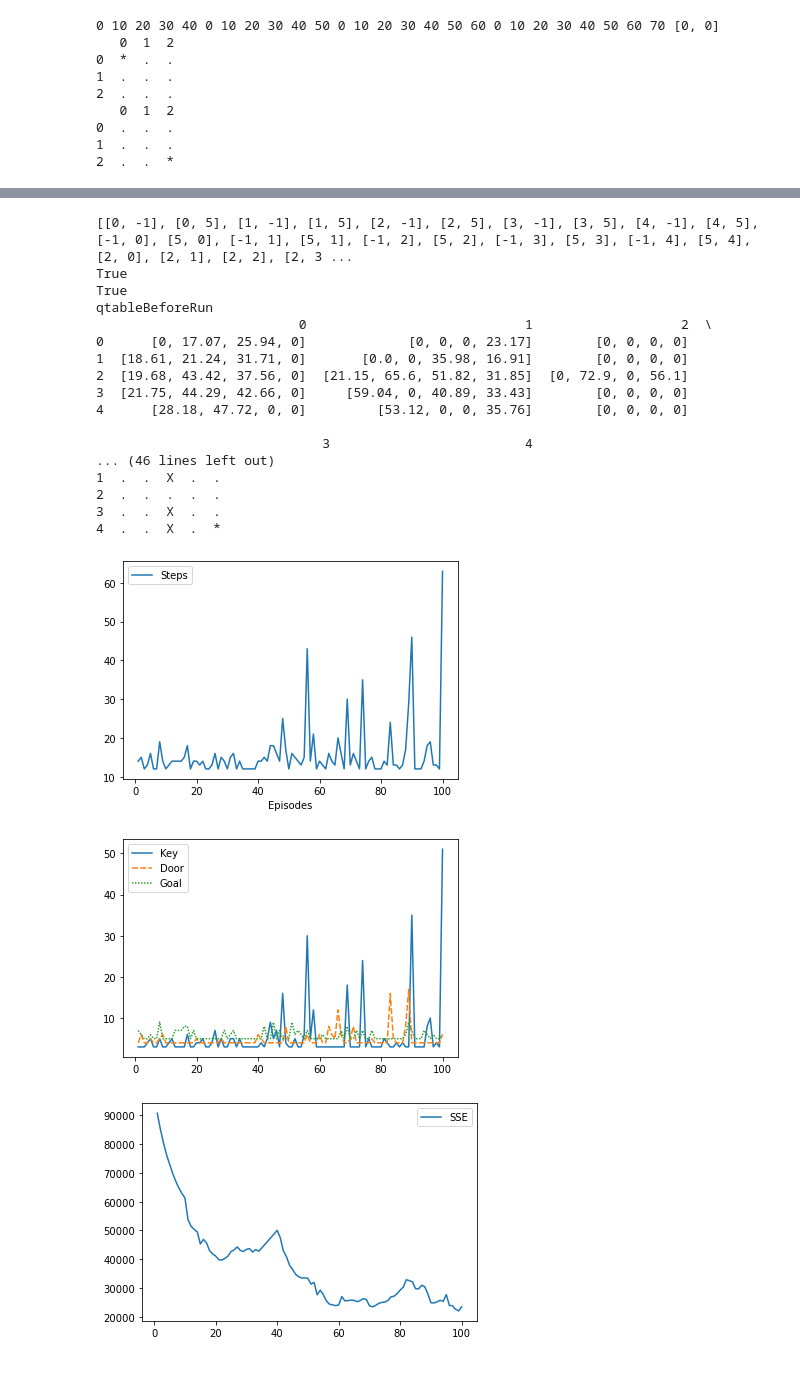
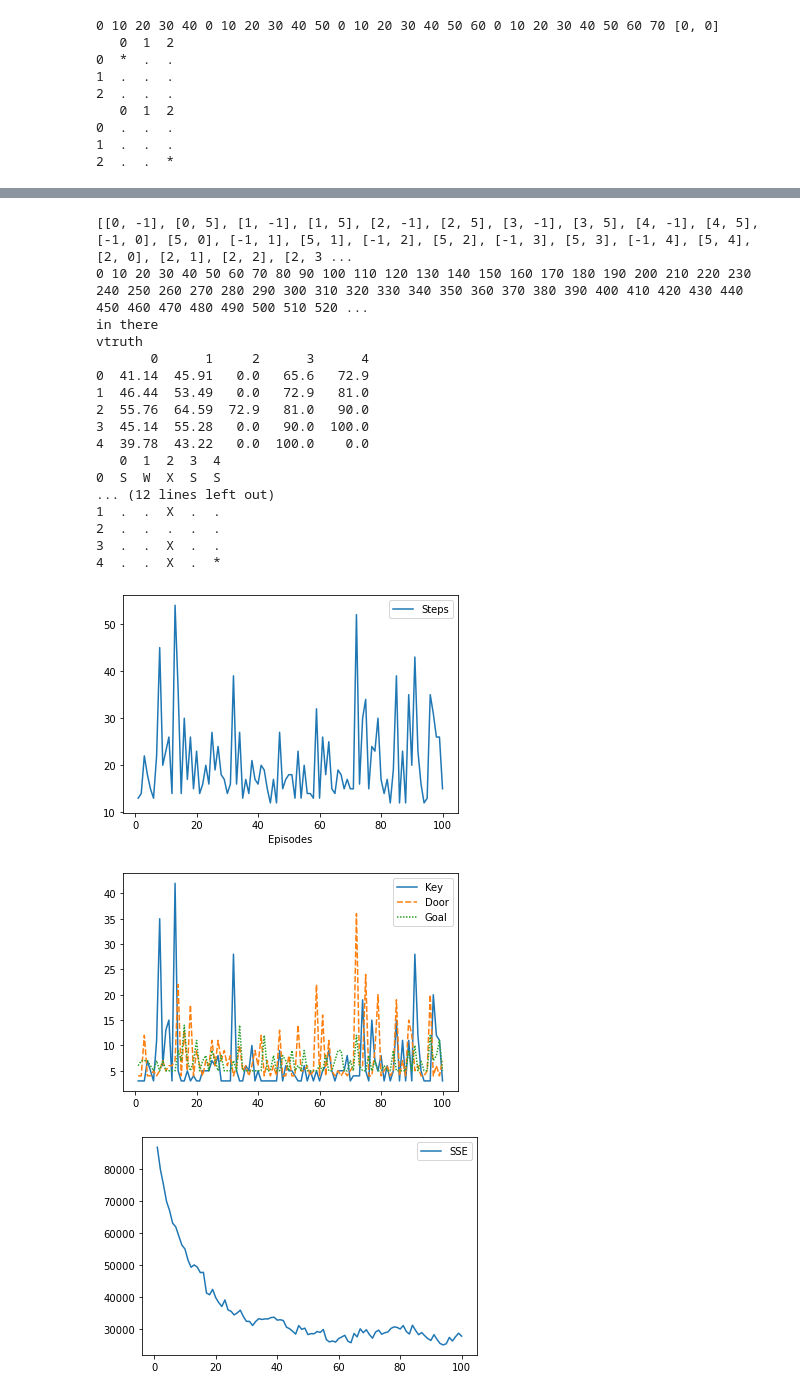
Before and after one commit to FreedomEclipse/GridWorld, a Jupyter notebook: gridworldAdvClean.ipynb, the cells around one changed output, grey strips where cells are left out. Saved outputs shown, nothing was run; the diff lists cells and outputs as text; code cells hidden in the pictures.

Commit message:
Minor changes made, including walls locations

```diff
--- a/gridworldAdvClean.ipynb
+++ b/gridworldAdvClean.ipynb
@@ -742,7 +742,7 @@ aRewards = [[4, 4, 100]]
 aTerminals = [[4, 4]]
 
 grid = setupGrid(5, 5, aRewards, aTerminals, None, None)
-grid.set_walls([[2, 1], [2, 2], [2, 3], [2, 4]])
+grid.set_walls([[2, 0], [2, 1], [2, 3], [2, 4]])
 player = Player(grid, [0, 0])
 qlearn = QLearn(0.9, 0.5, False)
 
@@ -766,7 +766,7 @@ for i in range(0, len(runiters)):
     player.policy = policy
     charts = Charts(runiters[i])
 
-    run(False, runiters[i], None, 0.1, False, 'sarsa')
+    run(False, runiters[i], None, 0.3, False, 'sarsa')
 
     print(grid.show_board)
 
@@ -774,9 +774,9 @@ sarwsteps = charts.stepsGoal[:]
 sarwsse = charts.sse[:]
 
 plt.figure()
-g1 = sns.lineplot(data=charts.stepsGoal)
+g1 = sns.lineplot(data=sarwsteps)
 plt.figure()
-g2 = sns.lineplot(data=charts.sse)
+g2 = sns.lineplot(data=sarwsse)
 # %% [output]
 0 10 20 30 40 0 10 20 30 40 50 CONVERGENCE!!!
 qtruth
@@ -805,7 +805,7 @@ aRewards = [[4, 4, 100]]
 aTerminals = [[4, 4]]
 
 grid = setupGrid(5, 5, aRewards, aTerminals, None, None)
-grid.set_walls([[2, 1], [2, 2], [2, 3], [2, 4]])
+grid.set_walls([[2, 0], [2, 1], [2, 3], [2, 4]])
 player = Player(grid, [0, 0])
 qlearn = QLearn(0.9, 0.5, False)
 
@@ -830,7 +830,7 @@ for i in range(0, len(runiters)):
     #print(player.policy)
     charts = Charts(runiters[i])
 
-    run(False, runiters[i], None, 0.1, False, 'td')
+    run(False, runiters[i], None, 0.3, False, 'td')
 
     print(grid.show_board)
 
@@ -838,9 +838,9 @@ tdwsteps = charts.stepsGoal[:]
 tdwsse = charts.sse[:]
 
 plt.figure()
-g1 = sns.lineplot(data=charts.stepsGoal)
+g1 = sns.lineplot(data=tdwsteps)
 plt.figure()
-g2 = sns.lineplot(data=charts.sse)
+g2 = sns.lineplot(data=tdwsse)
 # %% [output]
 0 10 20 30 40 50 60 70 80 90 0 10 20 30 40 50 60 70 80 90 100 110 120 130 140 150 160 170 180 190 CONVERGENCE!!!
 in there
@@ -1011,49 +1011,49 @@ print(grid.vtruth)
 runiters = [100]
 for i in range(0, len(runiters)):
     p = [['S', 'W', 'X', 'S', 'S'], ['S', 'W', 'X', 'S', 'S'], ['S', 'E', 'E', 'E', 'S'], ['S', 'N', 'X', 'E', 'S'], ['E', 'N', 'X', 'E', 'N']]
     policy = pd.DataFrame(p)
     print(policy)
 
     player = Player(grid, [0, 0])
     player.policy = policy
     print(player.policy)
     charts = Charts(runiters[i])
 
-    run(False, runiters[i], None, 0.1, False, 'td')
+    run(False, runiters[i], None, 0.3, False, 'td')
 
     print(grid.show_board)
 
 tdkeysteps = charts.stepsGoal[:]
 tdkeysse = charts.sse[:]
 tdkey = charts.stepsKey
 
 plt.figure()
 g1 = sns.lineplot(data=tdkeysteps)
 plt.figure()
 g2 = sns.lineplot(data=tdkey)
 plt.figure()
 g3 = sns.lineplot(data=tdkeysse)
 # %% [output]
 [[0, -1], [0, 5], [1, -1], [1, 5], [2, -1], [2, 5], [3, -1], [3, 5], [4, -1], [4, 5], [-1, 0], [5, 0], [-1, 1], [5, 1], [-1, 2], [5, 2], [-1, 3], [5, 3], [-1, 4], [5, 4], [2, 0], [2, 1], [2, 2], [2, 3 ...
-True
-True
-qtableBeforeRun
-                          0                            1                   2  \
-0      [0, 17.07, 25.94, 0]             [0, 0, 0, 23.17]        [0, 0, 0, 0]
-1  [18.61, 21.24, 31.71, 0]       [0.0, 0, 35.98, 16.91]        [0, 0, 0, 0]
-2  [19.68, 43.42, 37.56, 0]  [21.15, 65.6, 51.82, 31.85]  [0, 72.9, 0, 56.1]
-3  [21.75, 44.29, 42.66, 0]     [59.04, 0, 40.89, 33.43]        [0, 0, 0, 0]
-4      [28.18, 47.72, 0, 0]         [53.12, 0, 0, 35.76]        [0, 0, 0, 0]
-
-                             3                         4
-... (46 lines left out)
+0 10 20 30 40 50 60 70 80 90 100 110 120 130 140 150 160 170 180 190 200 210 220 230 240 250 260 270 280 290 300 310 320 330 340 350 360 370 380 390 400 410 420 430 440 450 460 470 480 490 500 510 520 ...
+in there
+vtruth
+       0      1     2      3      4
+0  41.14  45.91   0.0   65.6   72.9
+1  46.44  53.49   0.0   72.9   81.0
+2  55.76  64.59  72.9   81.0   90.0
+3  45.14  55.28   0.0   90.0  100.0
+4  39.78  43.22   0.0  100.0    0.0
+   0  1  2  3  4
+0  S  W  X  S  S
+... (12 lines left out)
 1  .  .  X  .  .
 2  .  .  .  .  .
 3  .  .  X  .  .
 4  .  .  X  .  *
-[figure, old version]
+[figure, new version]
-[figure, old version]
+[figure, new version]
-[figure, old version]
+[figure, new version]
 # %%
 fig, axes = plt.subplots(ncols=3, nrows=1, figsize=(15, 5))
 fig.suptitle('QLearning Steps to Goal')
```
Also changed, not shown: parts of 22 cells of this notebook.
